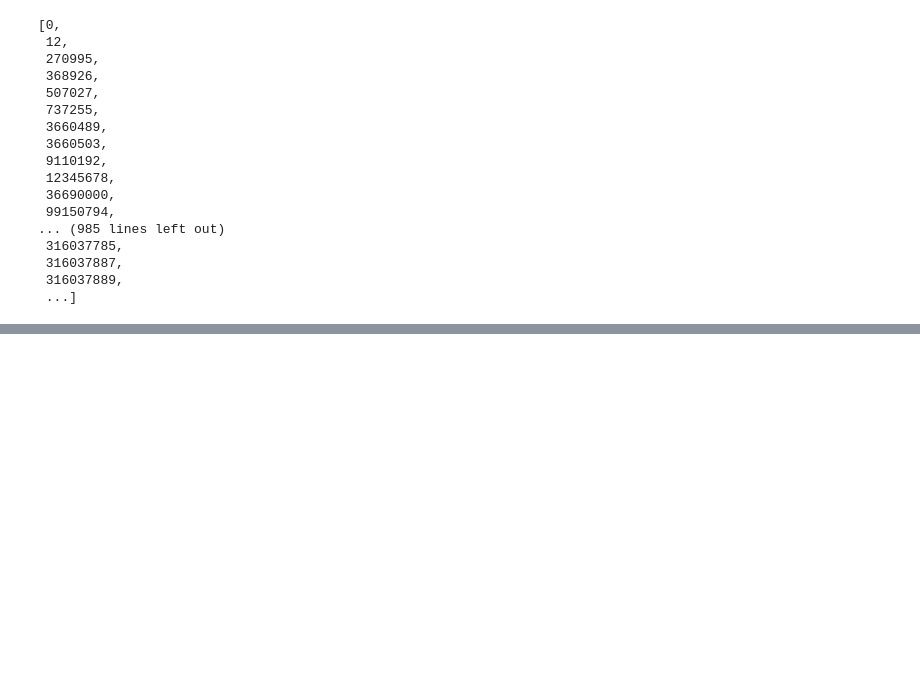
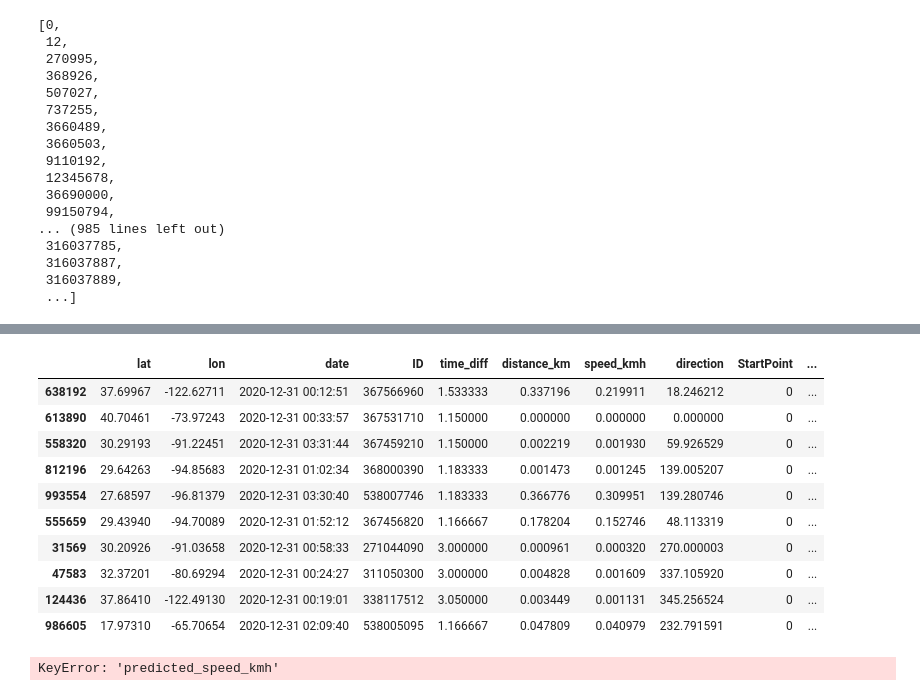
Before and after one commit to saebof/traj, a Jupyter notebook: ex3.ipynb, the cells around one changed output, grey strips where cells are left out. Saved outputs shown, nothing was run; the diff lists cells and outputs as text; code cells hidden in the pictures; blank space fills up the shorter version.

```diff
--- a/ex3.ipynb
+++ b/ex3.ipynb
@@ -366,0 +454,72 @@ df.to_csv("ais_fixed1.csv",index=False)
+# %%
+df.sample(10)
+# %% [output]
+|  | lat | lon | date | ID | time_diff | distance_km | speed_kmh | direction | StartPoint | ... |
+| 638192 | 37.69967 | -122.62711 | 2020-12-31 00:12:51 | 367566960 | 1.533333 | 0.337196 | 0.219911 | 18.246212 | 0 | ... |
+| 613890 | 40.70461 | -73.97243 | 2020-12-31 00:33:57 | 367531710 | 1.150000 | 0.000000 | 0.000000 | 0.000000 | 0 | ... |
+| 558320 | 30.29193 | -91.22451 | 2020-12-31 03:31:44 | 367459210 | 1.150000 | 0.002219 | 0.001930 | 59.926529 | 0 | ... |
+| 812196 | 29.64263 | -94.85683 | 2020-12-31 01:02:34 | 368000390 | 1.183333 | 0.001473 | 0.001245 | 139.005207 | 0 | ... |
+| 993554 | 27.68597 | -96.81379 | 2020-12-31 03:30:40 | 538007746 | 1.183333 | 0.366776 | 0.309951 | 139.280746 | 0 | ... |
+| 555659 | 29.43940 | -94.70089 | 2020-12-31 01:52:12 | 367456820 | 1.166667 | 0.178204 | 0.152746 | 48.113319 | 0 | ... |
+| 31569 | 30.20926 | -91.03658 | 2020-12-31 00:58:33 | 271044090 | 3.000000 | 0.000961 | 0.000320 | 270.000003 | 0 | ... |
+| 47583 | 32.37201 | -80.69294 | 2020-12-31 00:24:27 | 311050300 | 3.000000 | 0.004828 | 0.001609 | 337.105920 | 0 | ... |
+| 124436 | 37.86410 | -122.49130 | 2020-12-31 00:19:01 | 338117512 | 3.050000 | 0.003449 | 0.001131 | 345.256524 | 0 | ... |
+| 986605 | 17.97310 | -65.70654 | 2020-12-31 02:09:40 | 538005095 | 1.166667 | 0.047809 | 0.040979 | 232.791591 | 0 | ... |
+# %%
+import pandas as pd
+from sklearn.model_selection import train_test_split
+from sklearn.linear_model import LinearRegression
+from sklearn.metrics import mean_squared_error
+import matplotlib.pyplot as plt
+
+# Assuming your data is in a DataFrame named df
+# Assuming 'date' column is in datetime format
+
+# Create lagged features
+df['lag_speed_kmh'] = df.groupby(['ID', 'date'])['speed_kmh'].shift(1)
+df['lag_distance_km'] = df.groupby(['ID', 'date'])['distance_km'].shift(1)
+df['lag_direction'] = df.groupby(['ID', 'date'])['direction'].shift(1)
+
+# Drop rows with NaN values due to lag
+df = df.dropna()
+
+# Initialize an empty DataFrame to store predictions
+predictions_df = pd.DataFrame()
+
+# Iterate over unique groups (ID, date)
+for (ID, date), group in df.groupby(['ID', 'date']):
+    X = group[['lag_speed_kmh', 'lag_distance_km', 'lag_direction']]
+    y = group['speed_kmh']
+
+    # Ensure that the group has enough samples for the train-test split
+    if len(group) < 2:
+        continue
+
+    # Split the data into train and test sets
+    X_train, X_test, y_train, y_test = train_test_split(X, y, test_size=0.2, random_state=42)
+
+    # Fit a linear regression model
+    model = LinearRegression()
+    model.fit(X_train, y_train)
+
+    # Use the model to predict on the test set
+    y_pred = model.predict(X_test)
+
+    # Store the predictions in a DataFrame
+    prediction_result = group.loc[X_test.index, ['lat', 'lon', 'date', 'ID', 'time_diff']]
+    prediction_result['predicted_speed_kmh'] = y_pred  # <-- Corrected column name
+    predictions_df = pd.concat([predictions_df, prediction_result])
+
+
+# Calculate the Mean Squared Error
+mse = mean_squared_error(df['speed_kmh'], predictions_df['predicted_speed_kmh'])
+print(f'Mean Squared Error: {mse}')
+
+# Plot actual vs predicted values
+plt.scatter(df['speed_kmh'], predictions_df['predicted_speed_kmh'])
+plt.xlabel('Actual Speed (km/h)')
+plt.ylabel('Predicted Speed (km/h)')
+plt.title('Actual vs Predicted Speed')
+plt.show()
+# %% [output]
+KeyError: 'predicted_speed_kmh'
```
Also changed, not shown: parts of 19 cells of this notebook.
